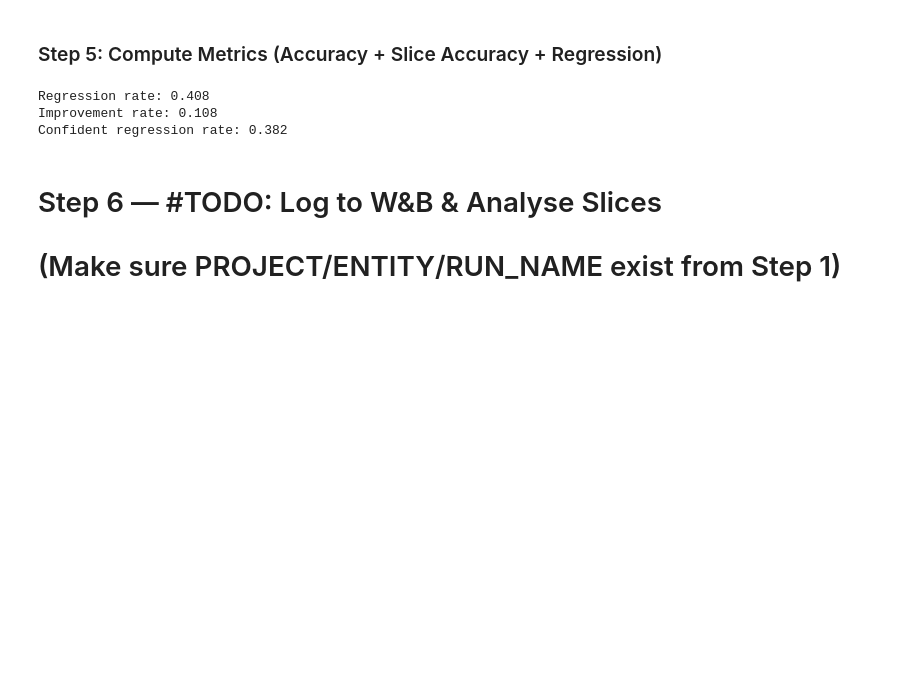
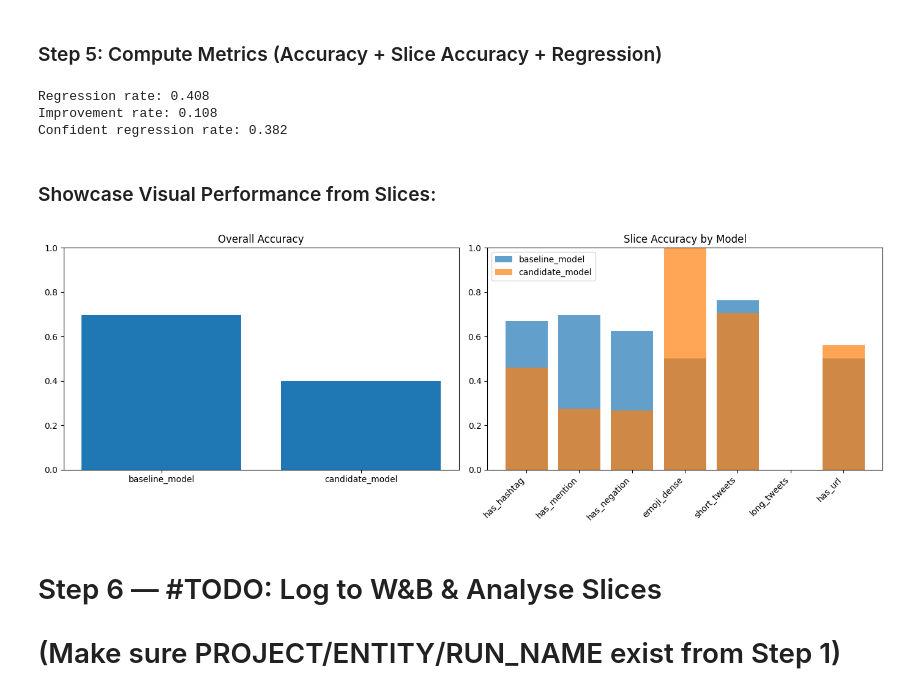
Before and after one commit to JZembower/cmu-mlip-model-testing-lab, a Jupyter notebook: lab4.ipynb, the cells around one changed output. Saved outputs shown, nothing was run; the diff lists cells and outputs as text; code cells hidden in the pictures; blank space fills up the shorter version.

Commit message:
update the notebook with matplotlib graphs and exporting to the w&b

```diff
--- a/lab4.ipynb
+++ b/lab4.ipynb
@@ -392,6 +392,43 @@ regression_metrics_df = (
     .reset_index()
     .rename(columns={"index": "slice"})
 )
+# %% [markdown]
+### Showcase Visual Performance from Slices:
+# %%
+try:
+    import matplotlib.pyplot as plt
+except ModuleNotFoundError:
+    print("matplotlib not installed. Run 'pip install matplotlib' for local plots.")
+    plt = None
+
+if plt is not None:
+    # Overall accuracy
+    overall_df = overall.reset_index()
+    overall_df.columns = ["model", "accuracy"]
+
+    # Slice accuracy (from slice_metrics_df created in Step 5)
+    slice_long = slice_metrics_df.melt(id_vars=["slice"], var_name="model", value_name="accuracy")
+
+    # Plot overall + slices
+    fig, axes = plt.subplots(1, 2, figsize=(14, 5))
+
+    axes[0].bar(overall_df["model"], overall_df["accuracy"])
+    axes[0].set_title("Overall Accuracy")
+    axes[0].set_ylim(0, 1)
+
+    for m in slice_long["model"].unique():
+        subset = slice_long[slice_long["model"] == m]
+        axes[1].bar(subset["slice"], subset["accuracy"], alpha=0.7, label=m)
+
+    axes[1].set_title("Slice Accuracy by Model")
+    axes[1].set_xticklabels(slice_long["slice"].unique(), rotation=45, ha="right")
+    axes[1].set_ylim(0, 1)
+    axes[1].legend()
+
+    plt.tight_layout()
+    plt.show()
+# %% [output]
+[figure, added]
 # %% [markdown]
 # Step 6 — #TODO: Log to W&B & Analyse Slices
 # (Make sure PROJECT/ENTITY/RUN_NAME exist from Step 1)
```
Also changed, not shown: parts of 2 cells of this notebook, 1 other file.
